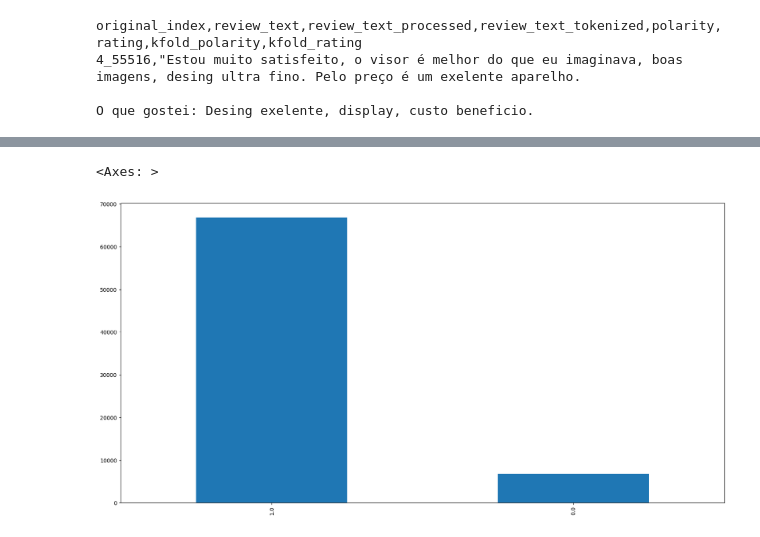
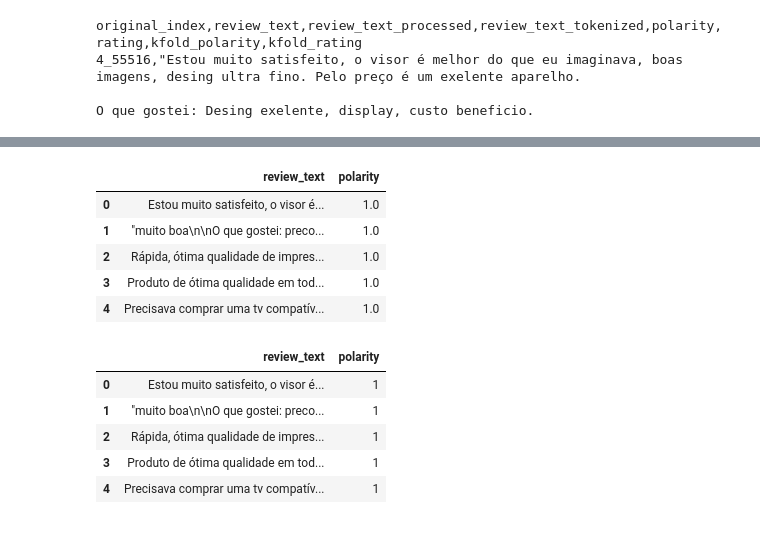
Before and after one commit to gomesluiz/nlp-for-fun, a Jupyter notebook: 01-aquisicao-dados-enriquecimento-de-dados.ipynb, the cells around one changed output, grey strips where cells are left out. Saved outputs shown, nothing was run; the diff lists cells and outputs as text; code cells hidden in the pictures.

```diff
--- a/01-aquisicao-dados-enriquecimento-de-dados.ipynb
+++ b/01-aquisicao-dados-enriquecimento-de-dados.ipynb
@@ -143,7 +175,23 @@ memory usage: 5.2+ MB
-# %%
-plt.figure(figsize=(20, 10))
-polarity_counts = buscape_df['polarity'].value_counts()
-polarity_counts.plot(kind="bar")
-# %% [output]
-<Axes: >
-[figure, removed]
+# %%
+# Exibe as primeiras 5 linhas do DataFrame 'buscape_df' para uma rápida inspeção.
+buscape_df.head()
+# %% [output]
+|  | review_text | polarity |
+| 0 | Estou muito satisfeito, o visor é... | 1.0 |
+| 1 | "muito boa\n\nO que gostei: preco... | 1.0 |
+| 2 | Rápida, ótima qualidade de impres... | 1.0 |
+| 3 | Produto de ótima qualidade em tod... | 1.0 |
+| 4 | Precisava comprar uma tv compatív... | 1.0 |
+# %%
+# Converte os valores da coluna 'polarity' para string.
+buscape_df['polarity'] = buscape_df['polarity'].astype(int)
+
+# Exibe as primeiras 5 linhas do DataFrame 'buscape_df' para uma rápida inspeção.
+buscape_df.head()
+# %% [output]
+|  | review_text | polarity |
+| 0 | Estou muito satisfeito, o visor é... | 1 |
+| 1 | "muito boa\n\nO que gostei: preco... | 1 |
+| 2 | Rápida, ótima qualidade de impres... | 1 |
+| 3 | Produto de ótima qualidade em tod... | 1 |
+| 4 | Precisava comprar uma tv compatív... | 1 |
```
Also changed, not shown: parts of 16 cells of this notebook.
